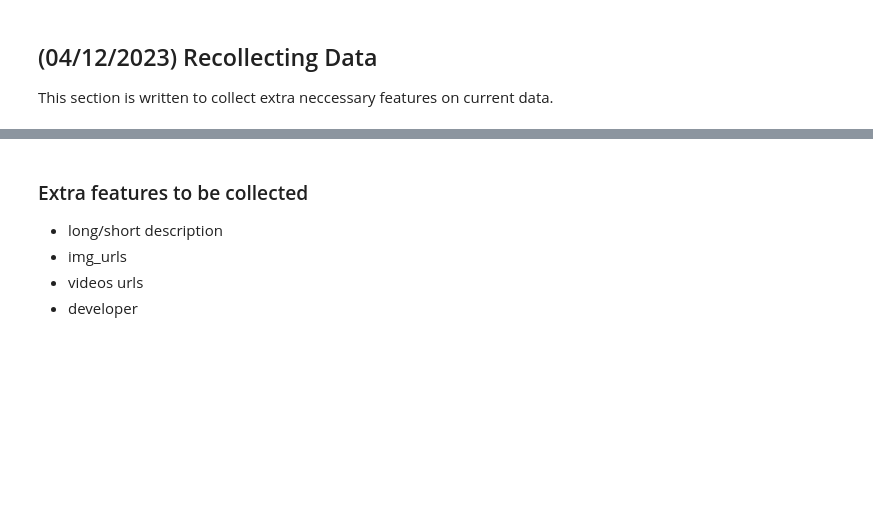
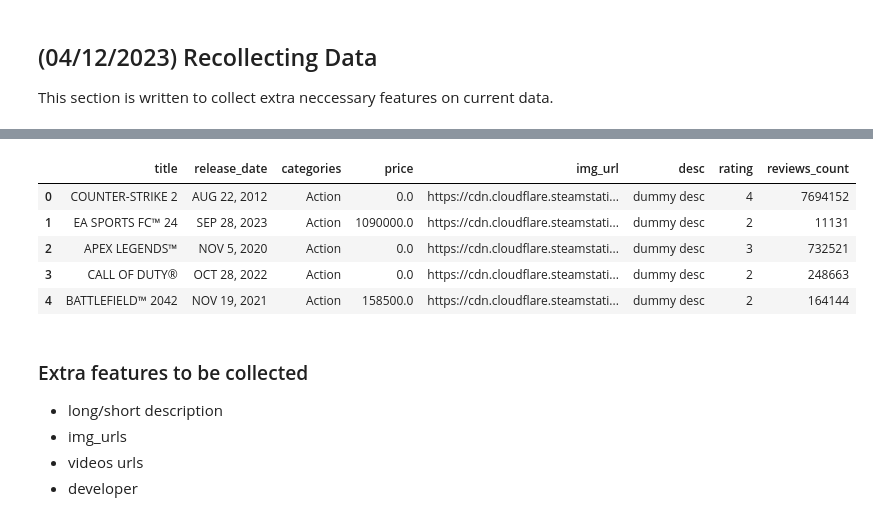
Before and after one commit to MachViKiet/Store-Game, a Jupyter notebook: data_collection/notebooks/data_collection.ipynb, the cells around one changed output, grey strips where cells are left out. Cells and saved outputs as stored; diff of their text form; code cells hidden in the pictures; blank space fills up the shorter version.

```diff
--- a/data_collection/notebooks/data_collection.ipynb
+++ b/data_collection/notebooks/data_collection.ipynb
@@ -164,6 +164,17 @@ df.head()
 | 2 | APEX LEGENDS™ | NOV 5, 2020 | Action; | Multiplayer; | 0.0 | https://cdn.cloudflare.steamstati... | dummy desc | 3 | 732521 |
 | 3 | CALL OF DUTY® | OCT 28, 2022 | Action; | Multiplayer;Singleplayer; | 0.0 | https://cdn.cloudflare.steamstati... | dummy desc | 2 | 248663 |
 | 4 | BATTLEFIELD™ 2042 | NOV 19, 2021 | Action; | Military;Multiplayer; | 158500.0 | https://cdn.cloudflare.steamstati... | dummy desc | 2 | 164144 |
+# %%
+df['categories'] = df['categories'].str.split(';').apply(lambda x: x[0])
+df = df.drop('sub_categories', axis=1)
+df.head()
+# %% [output]
+|  | title | release_date | categories | price | img_url | desc | rating | reviews_count |
+| 0 | COUNTER-STRIKE 2 | AUG 22, 2012 | Action | 0.0 | https://cdn.cloudflare.steamstati... | dummy desc | 4 | 7694152 |
+| 1 | EA SPORTS FC™ 24 | SEP 28, 2023 | Action | 1090000.0 | https://cdn.cloudflare.steamstati... | dummy desc | 2 | 11131 |
+| 2 | APEX LEGENDS™ | NOV 5, 2020 | Action | 0.0 | https://cdn.cloudflare.steamstati... | dummy desc | 3 | 732521 |
+| 3 | CALL OF DUTY® | OCT 28, 2022 | Action | 0.0 | https://cdn.cloudflare.steamstati... | dummy desc | 2 | 248663 |
+| 4 | BATTLEFIELD™ 2042 | NOV 19, 2021 | Action | 158500.0 | https://cdn.cloudflare.steamstati... | dummy desc | 2 | 164144 |
 # %% [markdown]
 ### Extra features to be collected
 - long/short description
```
Also changed, not shown: parts of 4 cells of this notebook, 1 other file.
